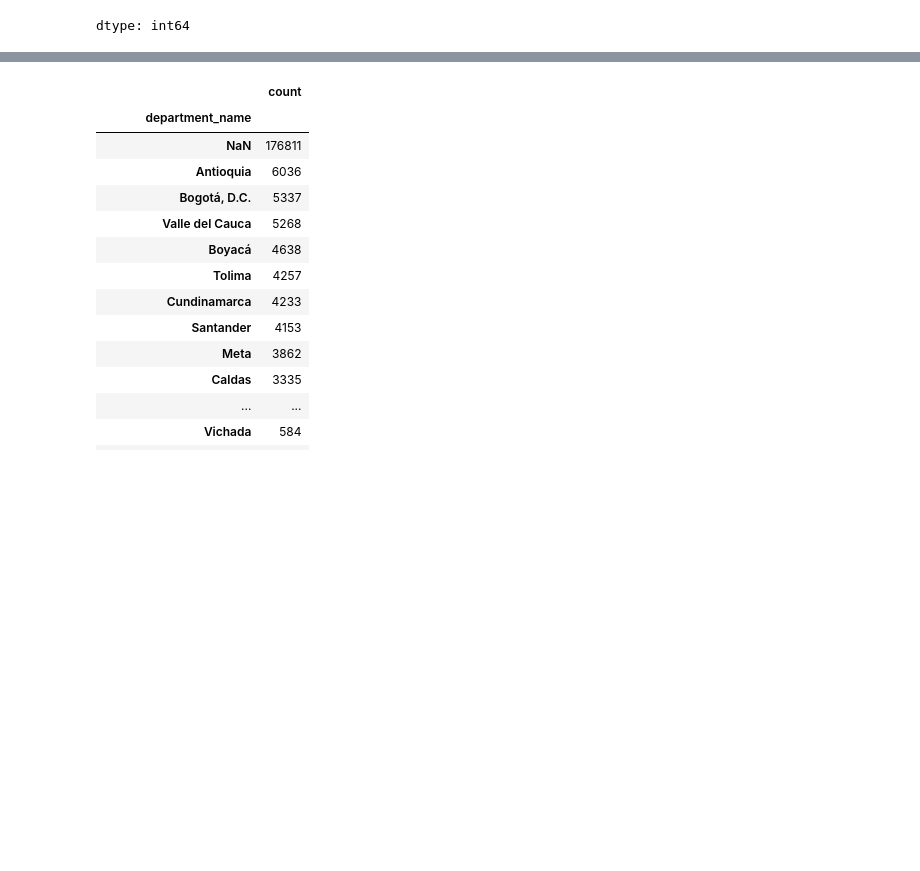
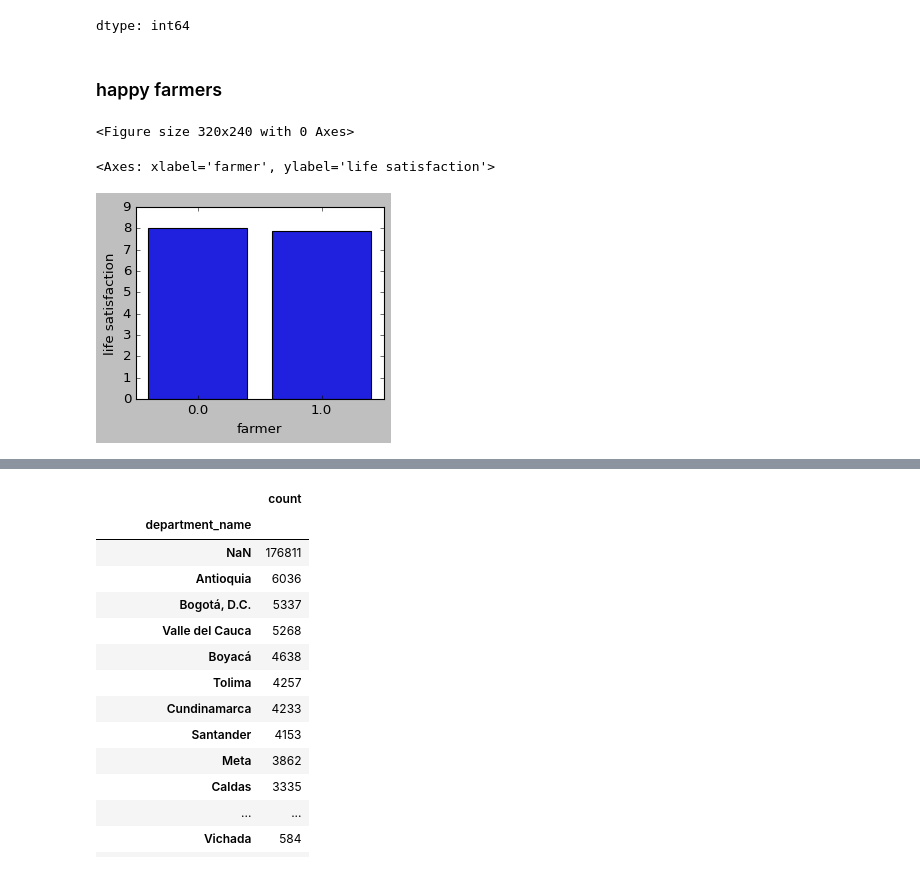
Before and after one commit to theaok/linaColMex, a Jupyter notebook: linaColMex.ipynb, the cells around one changed output, grey strips where cells are left out. Saved outputs shown, nothing was run; the diff lists cells and outputs as text; code cells hidden in the pictures; blank space fills up the shorter version.

```diff
--- a/linaColMex.ipynb
+++ b/linaColMex.ipynb
@@ -270,6 +262,7 @@ chaComHog.rename(columns={
     'p6051': 'hh head',
     'p6080': 'eth',
     'p2057': 'farmer',
+    'p2061': 'rural',
     'p756' : 'born where',
     'p756s1': 'department',
     'p1895': 'life satisfaction',
@@ -301,0 +293,11 @@ Index(['directorio', 'secuencia_encuesta', 'secuencia_p', 'orden', 'fex_c',
+# %%
+chaComHog['income satisfaction'].replace(99, np.nan, inplace=True)
+chaComHog['life satisfaction'].replace(99, np.nan, inplace=True)
+
+chaComHog.farmer.replace(3, np.nan,inplace=True)
+chaComHog.farmer.replace(9, np.nan,inplace=True)
+chaComHog.farmer.replace(2, 0,inplace=True)
+
+chaComHog.farmer.replace(3, np.nan,inplace=True)
+chaComHog.farmer.replace(9, np.nan,inplace=True)
+chaComHog.farmer.replace(2, 0,inplace=True)
@@ -396,3 +405,12 @@ chaComHog[['income satisfaction']].value_counts(dropna=False)
 | 0.0 | 3640 |
 | 1.0 | 2642 |
 dtype: int64
+# %% [markdown]
+### happy farmers
+# %%
+plt.figure(figsize=(4, 3))
+sns.barplot(data=chaComHog, x='farmer', y='life satisfaction', errorbar=('ci', 95))
+# %% [output]
+<Figure size 320x240 with 0 Axes>
+<Axes: xlabel='farmer', ylabel='life satisfaction'>
+[figure, added]
```
Also changed, not shown: parts of 12 cells of this notebook.
